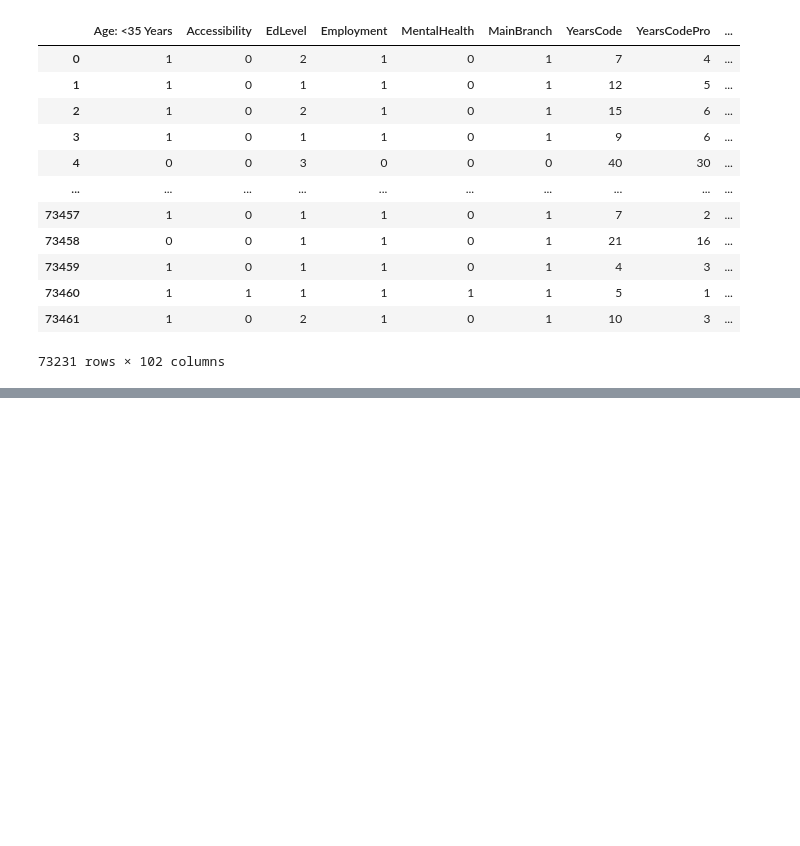
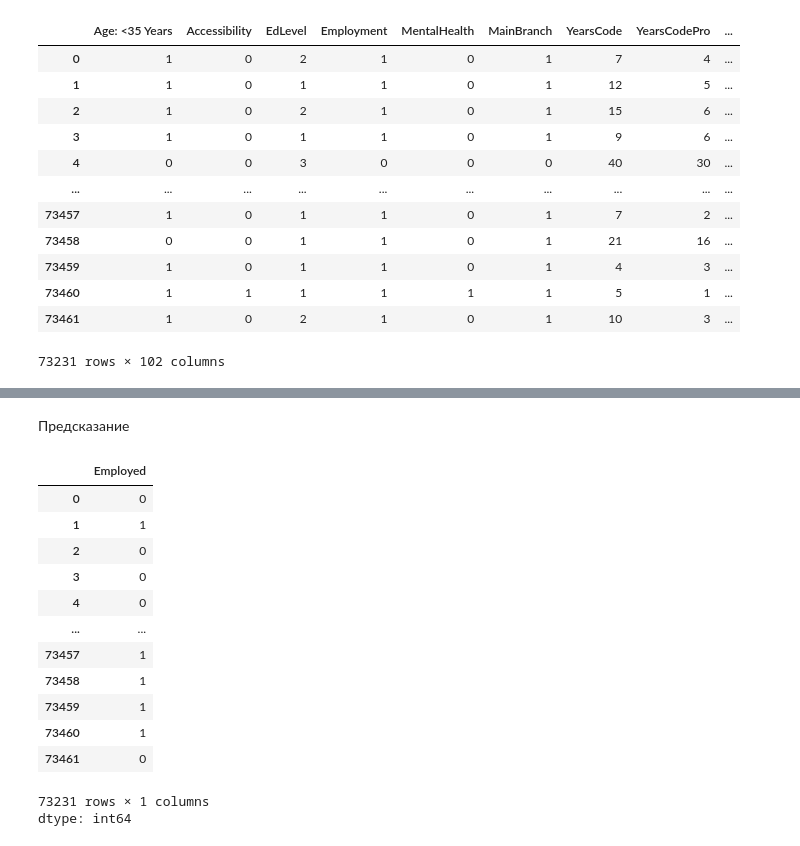
Before and after one commit to Den9p/MO_2, a Jupyter notebook: Кувшанов,_Поляруш,_Чепак_ТюмГУ_МО2_ДЗ_1.ipynb, the cells around one changed output, grey strips where cells are left out. Drawn from its saved outputs; the diff is of its cells as text; code cells hidden in the pictures; blank space fills up the shorter version.

```diff
--- a/Кувшанов,_Поляруш,_Чепак_ТюмГУ_МО2_ДЗ_1.ipynb
+++ b/Кувшанов,_Поляруш,_Чепак_ТюмГУ_МО2_ДЗ_1.ipynb
@@ -811,0 +826,19 @@ files.download('stackoverflow_full_cleaned.csv')
+# %% [markdown]
+Предсказание
+# %%
+df['Employed']
+# %% [output]
+|  | Employed |
+| 0 | 0 |
+| 1 | 1 |
+| 2 | 0 |
+| 3 | 0 |
+| 4 | 0 |
+| ... | ... |
+| 73457 | 1 |
+| 73458 | 1 |
+| 73459 | 1 |
+| 73460 | 1 |
+| 73461 | 0 |
+73231 rows × 1 columns
+dtype: int64
```
Also changed, not shown: parts of 28 cells of this notebook.
